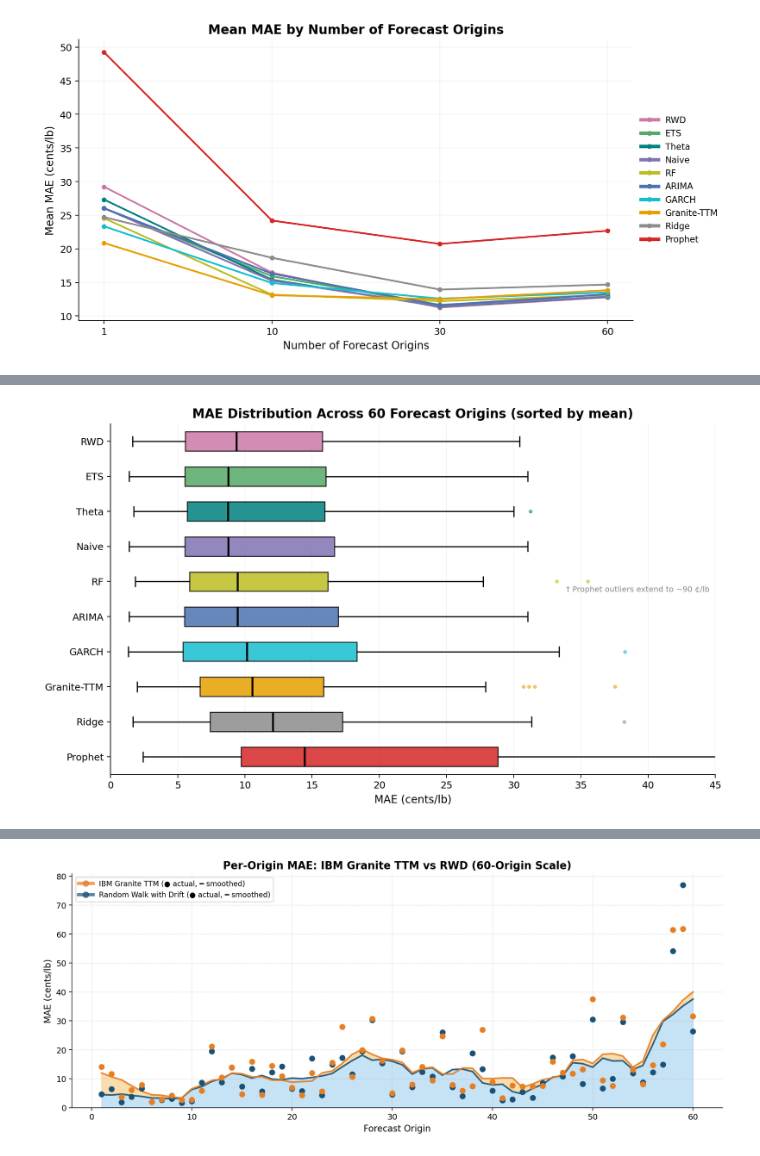
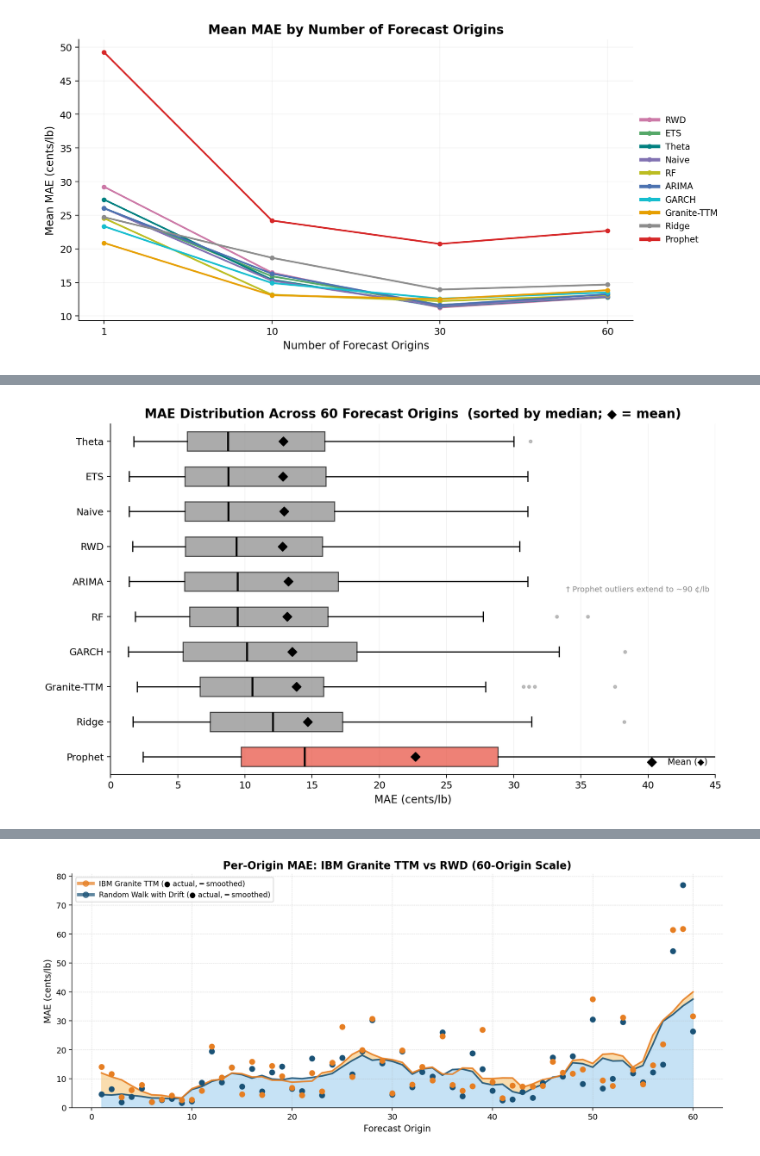
Before and after one commit to F5F0A0/coffee-futures-forecasting-model, a Jupyter notebook: notebooks/01_backtest_run.ipynb, the cells around one changed output, grey strips where cells are left out. Drawn from its saved outputs; the diff is of its cells as text; code cells hidden in the pictures.

```diff
--- a/notebooks/01_backtest_run.ipynb
+++ b/notebooks/01_backtest_run.ipynb
@@ -614,12 +572,22 @@ origins that fell outside the whiskers.
 # %%
 results_60 = summary[summary["scale"] == 60]
+
+# Sort by MEDIAN (so visual order matches the box's central line).
+# Worst on top: descending median + vert=False puts top at top of axis.
 order = (
     results_60.groupby("model")["MAE"]
-    .mean()
+    .median()
     .sort_values(ascending=False)
     .index.tolist()
 )
 data = [results_60[results_60["model"] == m]["MAE"].values for m in order]
+means = [float(np.mean(d)) for d in data]
+
+# Two-tone coloring: cluster (top 9) in neutral gray; Prophet (the only
+# MCS-eliminated model) in red. Emphasizes the cluster-vs-outlier story.
+PROPHET_COLOR = "#E74C3C"
+CLUSTER_COLOR = "#888888"
+colors = [PROPHET_COLOR if m == "Prophet" else CLUSTER_COLOR for m in order]
 
 fig, ax = plt.subplots(figsize=(10, 6), dpi=180)
 bp = ax.boxplot(
@@ -632,39 +600,51 @@ bp = ax.boxplot(
     flierprops=dict(marker="o", markersize=3, alpha=0.5),
     widths=0.55,
 )
-for patch, name in zip(bp["boxes"], order):
-    patch.set_facecolor(COLOR_MAP.get(name, "#666666"))
-    patch.set_alpha(0.85)
-for flier, name in zip(bp["fliers"], order):
-    flier.set_markerfacecolor(COLOR_MAP.get(name, "#666666"))
-    flier.set_markeredgecolor(COLOR_MAP.get(name, "#666666"))
+for patch, c in zip(bp["boxes"], colors):
+    patch.set_facecolor(c)
+    patch.set_alpha(0.7)
+for flier, c in zip(bp["fliers"], colors):
+    flier.set_markerfacecolor(c)
+    flier.set_markeredgecolor(c)
+
+# Mean markers (black diamonds) overlaid inside each box.
+ax.scatter(
+    means,
+    range(1, len(order) + 1),
+    marker="D",
+    s=42,
+    color="black",
+    zorder=3,
+    label="Mean (◆)",
+)
 
 ax.set_xlim(0, 45)
 ax.annotate(
     "† Prophet outliers extend to ~90 ¢/lb",
     xy=(45, 0.5),
     xycoords=("data", "axes fraction"),
     ha="right",
     va="bottom",
     fontsize=8,
     color="#888",
     xytext=(-6, 6),
     textcoords="offset points",
 )
 
 ax.set_yticklabels(order, fontsize=10)
 ax.set_title(
-    "MAE Distribution Across 60 Forecast Origins (sorted by mean)",
+    "MAE Distribution Across 60 Forecast Origins  (sorted by median; ◆ = mean)",
     fontsize=13,
     weight="semibold",
 )
 ax.set_xlabel("MAE (cents/lb)", fontsize=11)
 ax.grid(True, axis="x", alpha=0.15)
 ax.spines["top"].set_visible(False)
 ax.spines["right"].set_visible(False)
+ax.legend(loc="lower right", frameon=False, fontsize=9)
 fig.tight_layout()
 fig.savefig(FIG_DIR / "model_comparison_60.png", dpi=300, bbox_inches="tight")
 plt.show()
 # %% [output]
-[figure, old version]
+[figure, new version]
 # %% [markdown]
```
Also changed, not shown: parts of 14 cells of this notebook, 36 other files.
